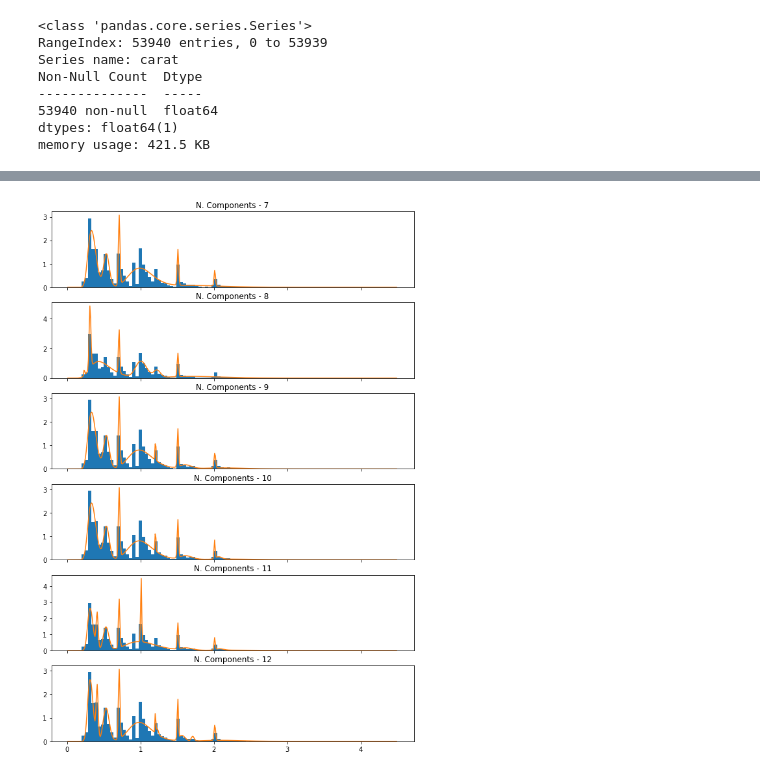
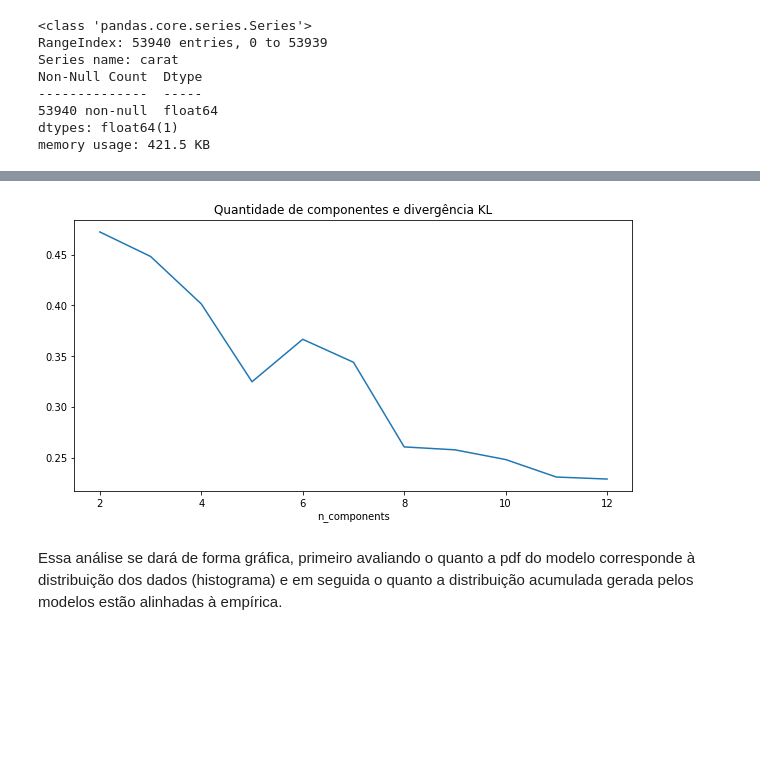
Before and after one commit to leofmr/diamantes, a Jupyter notebook: main.ipynb, the cells around one changed output, grey strips where cells are left out. Saved outputs shown, nothing was run; the diff lists cells and outputs as text; code cells hidden in the pictures; blank space fills up the shorter version.

```diff
--- a/main.ipynb
+++ b/main.ipynb
@@ -217,0 +183,13 @@ def gen_mixture_lognormal_model(X_series, n_components):
+# %%
+def fit_mixture_lognormal(n_components: int,
+                          x: pd.Series = carat,
+                          seed: int = 27) -> GeneralMixtureModel:
+    """Treina um modelo de mistura lognormal com n_components"""
+    # remodela os dados para um numpy coluna
+    x_reshaped = x.values.reshape(x.shape[0], 1)
+    if seed:
+        np.random.seed(seed)
+    # fit o modelo de mistura
+    return GeneralMixtureModel.from_samples(LogNormalDistribution,
+                                            n_components,
+                                            x_reshaped)
@@ -217,0 +212,27 @@ def gen_mixture_lognormal_model(X_series, n_components):
+# %%
+def test_all_configurations(n_components_list: list[int],
+                            x: pd.Series = carat,
+                            seed: int = 27) -> pd.DataFrame:
+    """Testa o modelo de mistura para cada n_component de uma lista"""
+    # iniciando o dicionário onde serão armazenados os resultados
+    result = dict(n_components=list(),
+                  kl=list(),
+                  ks_stats=list(),
+                  ks_pvalue=list())
+
+    # aplicando o teste para cada n_component da lista
+    for n_components in n_components_list:
+        # controlando a aleatoriedade
+        if seed:
+            np.random.seed(seed)
+        kl, ks_stats, ks_pvalue = test_model(n_components)
+        result["n_components"].append(n_components)
+        result["kl"].append(kl)
+        result["ks_stats"].append(ks_stats)
+        result["ks_pvalue"].append(ks_pvalue)
+
+    return pd.DataFrame(result).set_index("n_components")
+# %%
+mixture_test_results = test_all_configurations(range(2, 15))
+mixture_test_results["ks_significant"] = mixture_test_results["ks_pvalue"] < .05
+mixture_test_results
@@ -218,3 +262,11 @@ def gen_mixture_lognormal_model(X_series, n_components):
+# %%
+mixture_test_results["kl"].plot(figsize=(10, 5))
+plt.title("Quantidade de componentes e divergência KL")
+plt.show()
+# %% [output]
+[figure, added]
+# %% [markdown]
+Essa análise se dará de forma gráfica, primeiro avaliando o quanto a pdf do modelo corresponde à distribuição dos dados (histograma) e em seguida o quanto a distribuição acumulada gerada pelos modelos estão alinhadas à empírica.
 # %%
 def plot_density(X_series, x, model, ax):
     ax.hist(X_series, density=True, bins=100)
@@ -233,9 +280,0 @@ model_list = [gen_mixture_lognormal_model(x_train, candidate)
-# %%
-x = np.arange(0.01, x_train.max(), 0.01)
-fig, axs = plt.subplots(len(model_list), 1, figsize=(10, 15), sharex=True)
-for ax, model, n_component in zip(axs, model_list, good_candidates):
-    plot_density(x_train, x, model, ax)
-    ax.set_title(f"N. Components - {n_component}")
-plt.show()
-# %% [output]
-[figure, removed]
```
Also changed, not shown: parts of 39 cells of this notebook.
